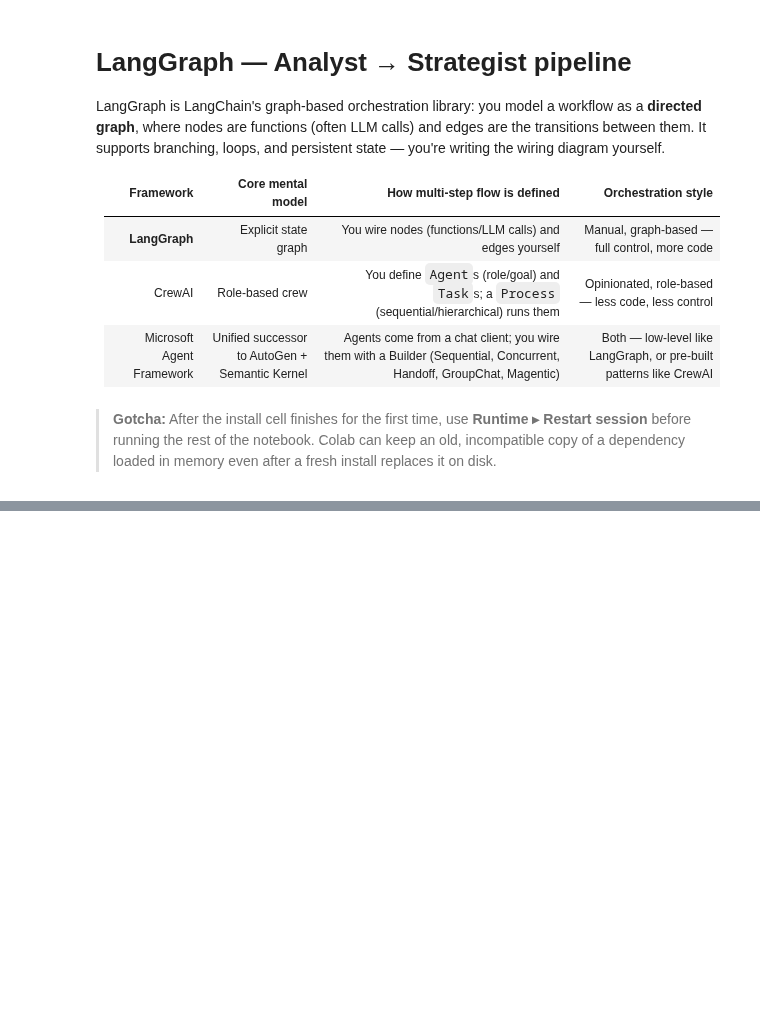
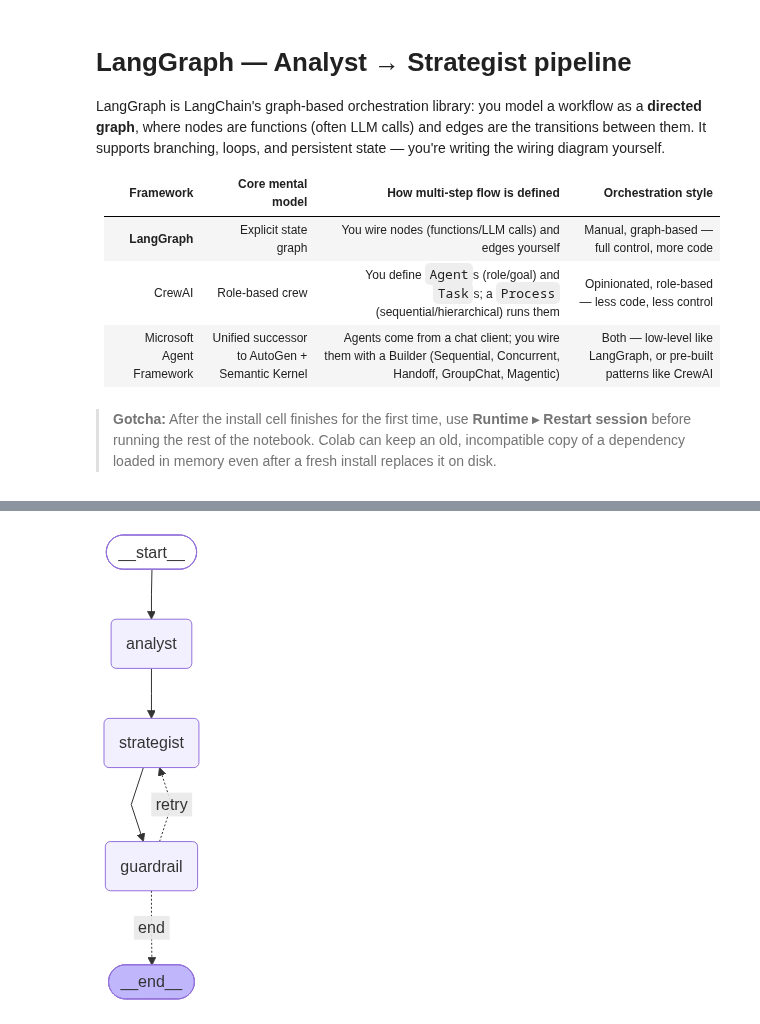
Before and after one commit to aharry24/agentic-ai-engineering, a Jupyter notebook: 03-genai-stack-prompt-engineering/demos/analyst-strategist-multi-framework/langgraph_analyst_strategist.ipynb, the cells around one changed output, grey strips where cells are left out. Drawn from its saved outputs; the diff is of its cells as text; code cells hidden in the pictures; blank space fills up the shorter version.

```diff
--- a/03-genai-stack-prompt-engineering/demos/analyst-strategist-multi-framework/langgraph_analyst_strategist.ipynb
+++ b/03-genai-stack-prompt-engineering/demos/analyst-strategist-multi-framework/langgraph_analyst_strategist.ipynb
@@ -100,15 +214,36 @@ def strategist_node(state: PipelineState) -> dict:
 # %%
 from langgraph.graph import StateGraph, START, END
 
 graph = StateGraph(PipelineState)
 graph.add_node("analyst", analyst_node)
 graph.add_node("strategist", strategist_node)
+graph.add_node("guardrail", guardrail_node)
+
 graph.add_edge(START, "analyst")
 graph.add_edge("analyst", "strategist")
-graph.add_edge("strategist", END)
+graph.add_edge("strategist", "guardrail")
+graph.add_conditional_edges(
+    "guardrail",
+    route_after_guardrail,
+    {"retry": "strategist", "end": END},  # the loop-back edge
+)
 
 app = graph.compile()
 
-result = app.invoke({"signals": SIGNALS, "themes": "", "recommendation": ""})
-print("THEMES:\n", result["themes"])
-print("\nRECOMMENDATION:\n", result["recommendation"])
+INITIAL_STATE = {
+    "signals": SIGNALS,
+    "themes": "",
+    "recommendation": "",
+    "attempts": 0,
+    "guardrail_passed": False,
+    "guardrail_feedback": "",
+}
+
+# Draw the graph (PNG via mermaid.ink; falls back to Mermaid text if offline)
+try:
+    from IPython.display import Image, display
+    display(Image(app.get_graph().draw_mermaid_png()))
+except Exception:
+    print(app.get_graph().draw_mermaid())
+# %% [output]
+[figure, added]
```
Also changed, not shown: parts of 10 cells of this notebook.
